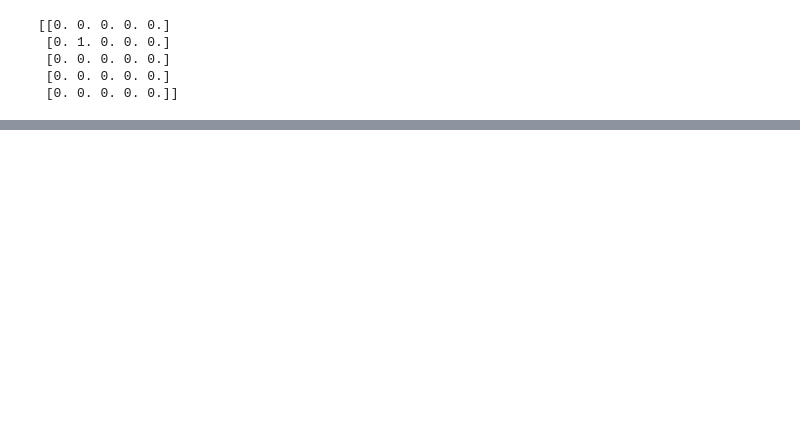
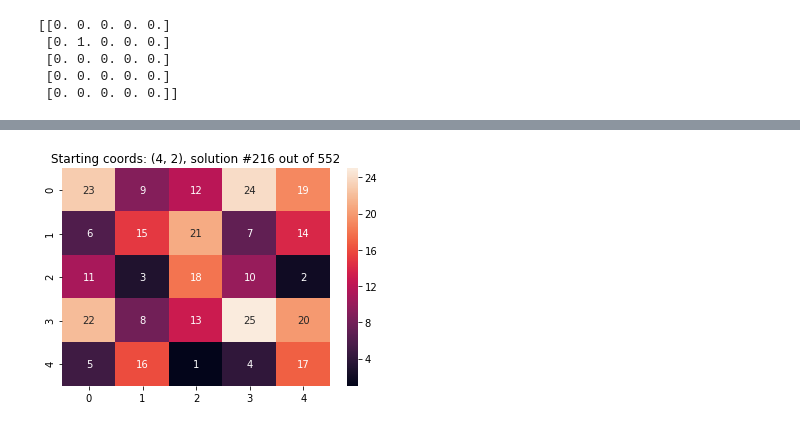
Before and after one commit to rshnn/grid-game, a Jupyter notebook: grid-game.ipynb, the cells around one changed output, grey strips where cells are left out. Cells and saved outputs as stored; diff of their text form; code cells hidden in the pictures; blank space fills up the shorter version.

```diff
--- a/grid-game.ipynb
+++ b/grid-game.ipynb
@@ -88,0 +59,4 @@ Starting coords: (0, 1)
+# %%
+utilities.plot_some_random_solution_idc_which_one(solutions);
+# %% [output]
+[figure, added]
```
Also changed, not shown: parts of 11 cells of this notebook, 7 other files.
